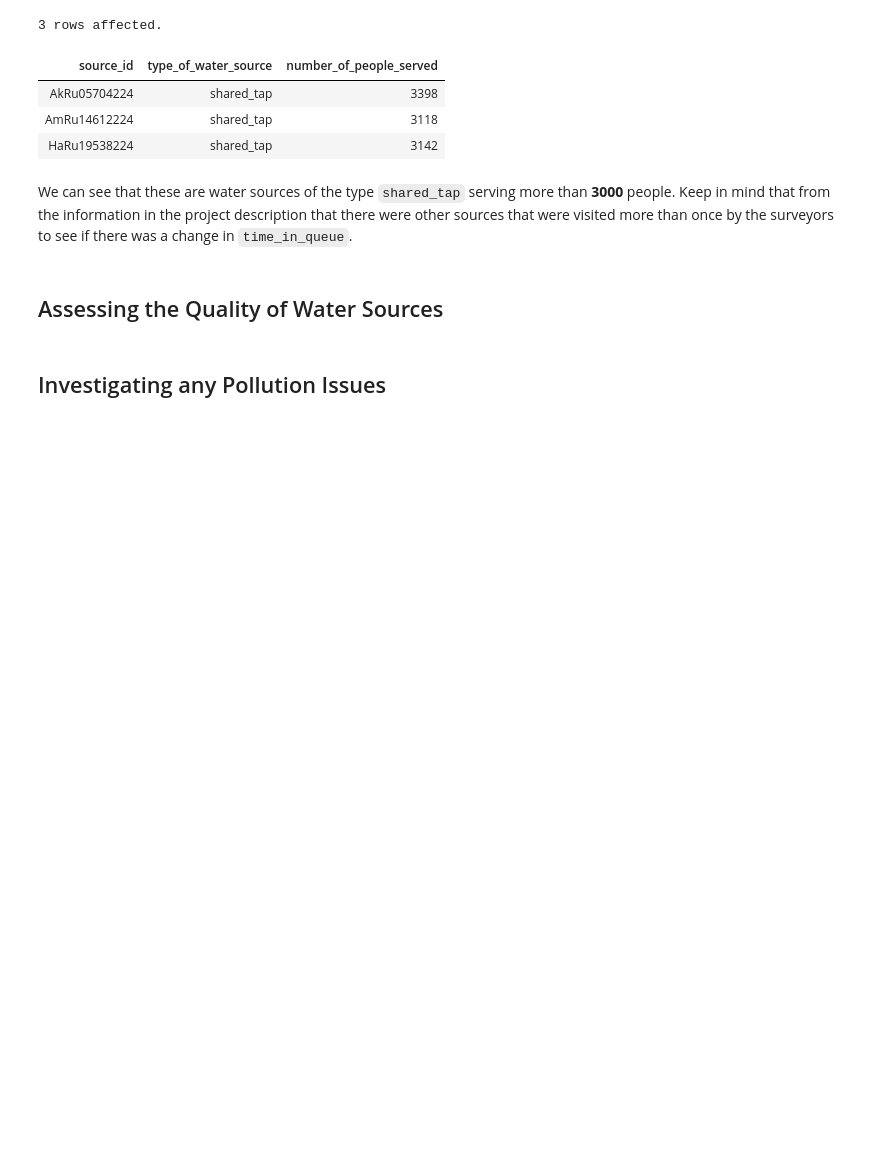
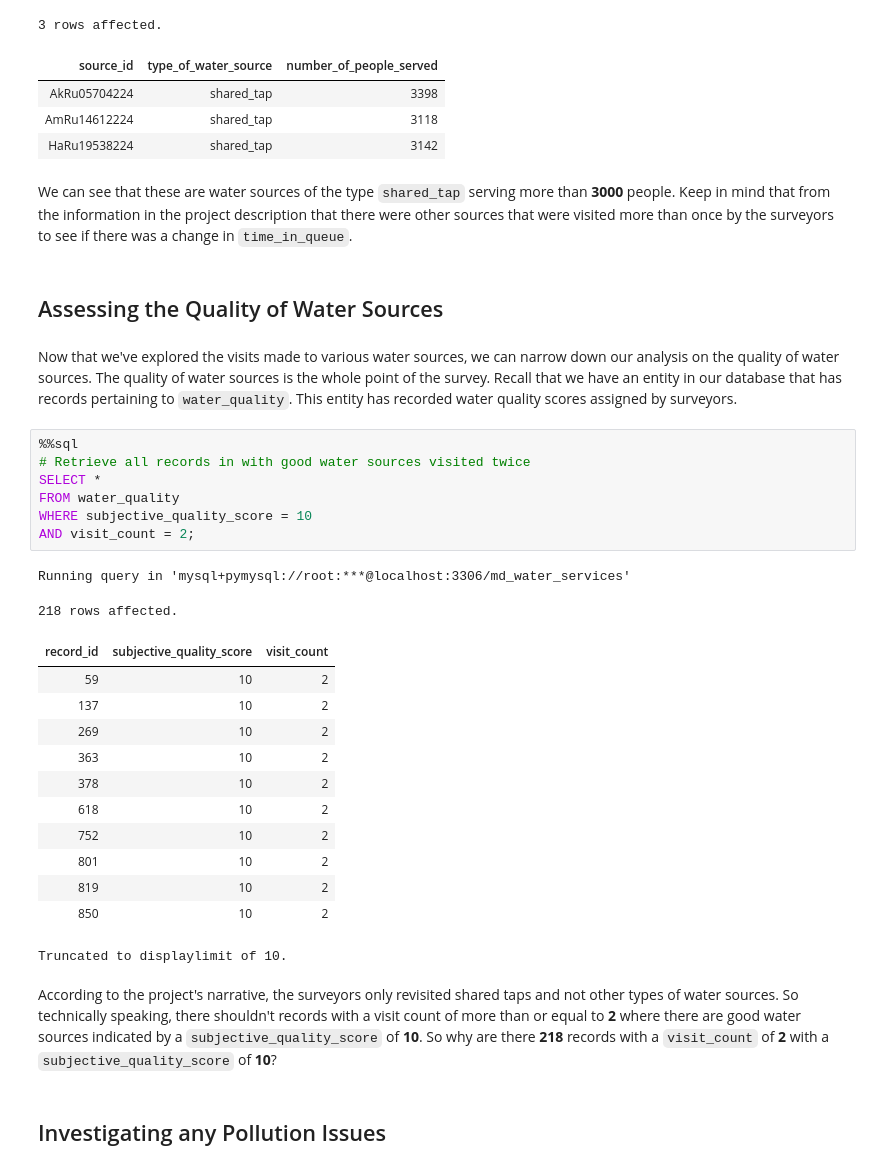
Before and after one commit to kelvinziroh/maji_ndogo, a Jupyter notebook: part_1/maji_ndogo_part1.ipynb, the cells around one changed output. Cells and saved outputs as stored; diff of their text form; blank space fills up the shorter version.

Commit message:
Assess the water quality

```diff
--- a/part_1/maji_ndogo_part1.ipynb
+++ b/part_1/maji_ndogo_part1.ipynb
@@ -168,5 +168,31 @@ Running query in 'mysql+pymysql://root:***@localhost:3306/md_water_services'
 We can see that these are water sources of the type `shared_tap` serving more than **3000** people. Keep in mind that from the information in the project description that there were other sources that were visited more than once by the surveyors to see if there was a change in `time_in_queue`.
 # %% [markdown]
 ## Assessing the Quality of Water Sources
+# %% [markdown]
+Now that we've explored the visits made to various water sources, we can narrow down our analysis on the quality of water sources. The quality of water sources is the whole point of the survey. Recall that we have an entity in our database that has records pertaining to `water_quality`. This entity has recorded water quality scores assigned by surveyors.
+# %%
+%%sql
+# Retrieve all records in with good water sources visited twice
+SELECT *
+FROM water_quality
+WHERE subjective_quality_score = 10
+AND visit_count = 2;
+# %% [output]
+Running query in 'mysql+pymysql://root:***@localhost:3306/md_water_services'
+218 rows affected.
+| record_id | subjective_quality_score | visit_count |
+| 59 | 10 | 2 |
+| 137 | 10 | 2 |
+| 269 | 10 | 2 |
+| 363 | 10 | 2 |
+| 378 | 10 | 2 |
+| 618 | 10 | 2 |
+| 752 | 10 | 2 |
+| 801 | 10 | 2 |
+| 819 | 10 | 2 |
+| 850 | 10 | 2 |
+Truncated to displaylimit of 10.
+# %% [markdown]
+According to the project's narrative, the surveyors only revisited shared taps and not other types of water sources. So technically speaking, there shouldn't records with a visit count of more than or equal to **2** where there are good water sources indicated by a `subjective_quality_score` of **10**. So why are there **218** records with a `visit_count` of **2** with a `subjective_quality_score` of **10**?
 # %% [markdown]
 ## Investigating any Pollution Issues
```
